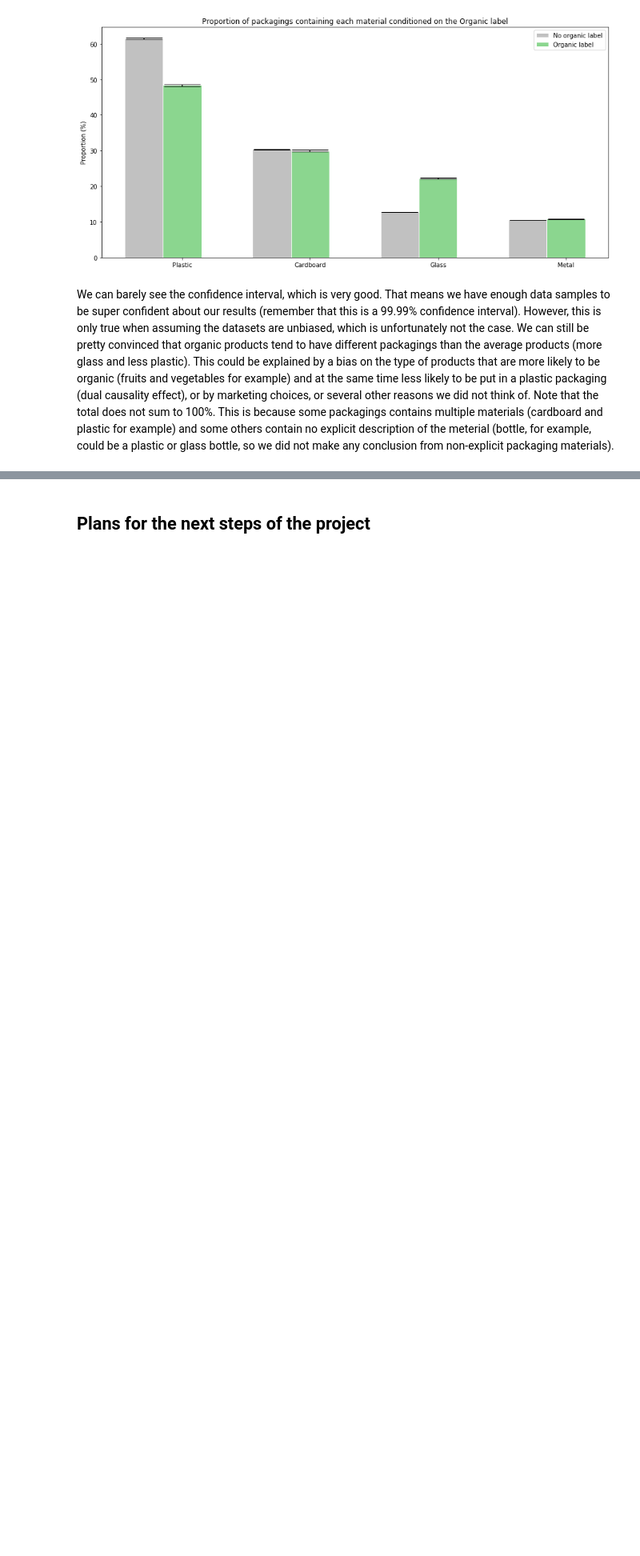
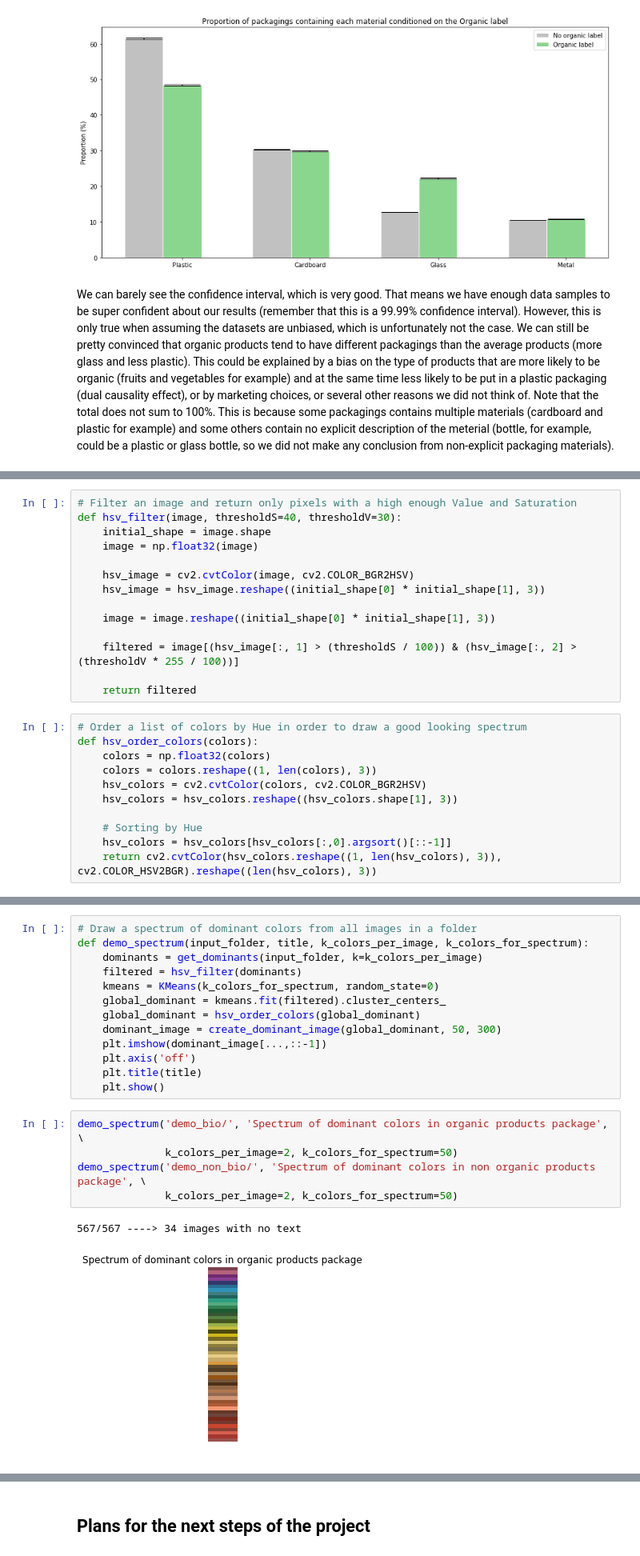
Before and after one commit to mattbuot/Project, a Jupyter notebook: ProjectADA-Final.ipynb, the cells around one changed output, grey strips where cells are left out. Shown at 80% size. Saved outputs shown, nothing was run; the diff lists cells and outputs as text; blank space fills up the shorter version.

```diff
--- a/ProjectADA-Final.ipynb
+++ b/ProjectADA-Final.ipynb
@@ -879,0 +1157,25 @@ Note that the total does not sum to 100%. This is because some packagings contai
+# %%
+# Filter an image and return only pixels with a high enough Value and Saturation
+def hsv_filter(image, thresholdS=40, thresholdV=30):
+    initial_shape = image.shape
+    image = np.float32(image)
+
+    hsv_image = cv2.cvtColor(image, cv2.COLOR_BGR2HSV)
+    hsv_image = hsv_image.reshape((initial_shape[0] * initial_shape[1], 3))
+
+    image = image.reshape((initial_shape[0] * initial_shape[1], 3))
+
+    filtered = image[(hsv_image[:, 1] > (thresholdS / 100)) & (hsv_image[:, 2] > (thresholdV * 255 / 100))]
+
+    return filtered
+# %%
+# Order a list of colors by Hue in order to draw a good looking spectrum
+def hsv_order_colors(colors):
+    colors = np.float32(colors)
+    colors = colors.reshape((1, len(colors), 3))
+    hsv_colors = cv2.cvtColor(colors, cv2.COLOR_BGR2HSV)
+    hsv_colors = hsv_colors.reshape((hsv_colors.shape[1], 3))
+
+    # Sorting by Hue
+    hsv_colors = hsv_colors[hsv_colors[:,0].argsort()[::-1]]
+    return cv2.cvtColor(hsv_colors.reshape((1, len(hsv_colors), 3)), cv2.COLOR_HSV2BGR).reshape((len(hsv_colors), 3))
@@ -879,0 +1226,21 @@ Note that the total does not sum to 100%. This is because some packagings contai
+# %%
+# Draw a spectrum of dominant colors from all images in a folder
+def demo_spectrum(input_folder, title, k_colors_per_image, k_colors_for_spectrum):
+    dominants = get_dominants(input_folder, k=k_colors_per_image)
+    filtered = hsv_filter(dominants)
+    kmeans = KMeans(k_colors_for_spectrum, random_state=0)
+    global_dominant = kmeans.fit(filtered).cluster_centers_
+    global_dominant = hsv_order_colors(global_dominant)
+    dominant_image = create_dominant_image(global_dominant, 50, 300)
+    plt.imshow(dominant_image[...,::-1])
+    plt.axis('off')
+    plt.title(title)
+    plt.show()
+# %%
+demo_spectrum('demo_bio/', 'Spectrum of dominant colors in organic products package', \
+              k_colors_per_image=2, k_colors_for_spectrum=50)
+demo_spectrum('demo_non_bio/', 'Spectrum of dominant colors in non organic products package', \
+              k_colors_per_image=2, k_colors_for_spectrum=50)
+# %% [output]
+567/567 ----> 34 images with no text
+[figure, added]
```
Also changed, not shown: parts of 35 cells of this notebook, 18 other files.
